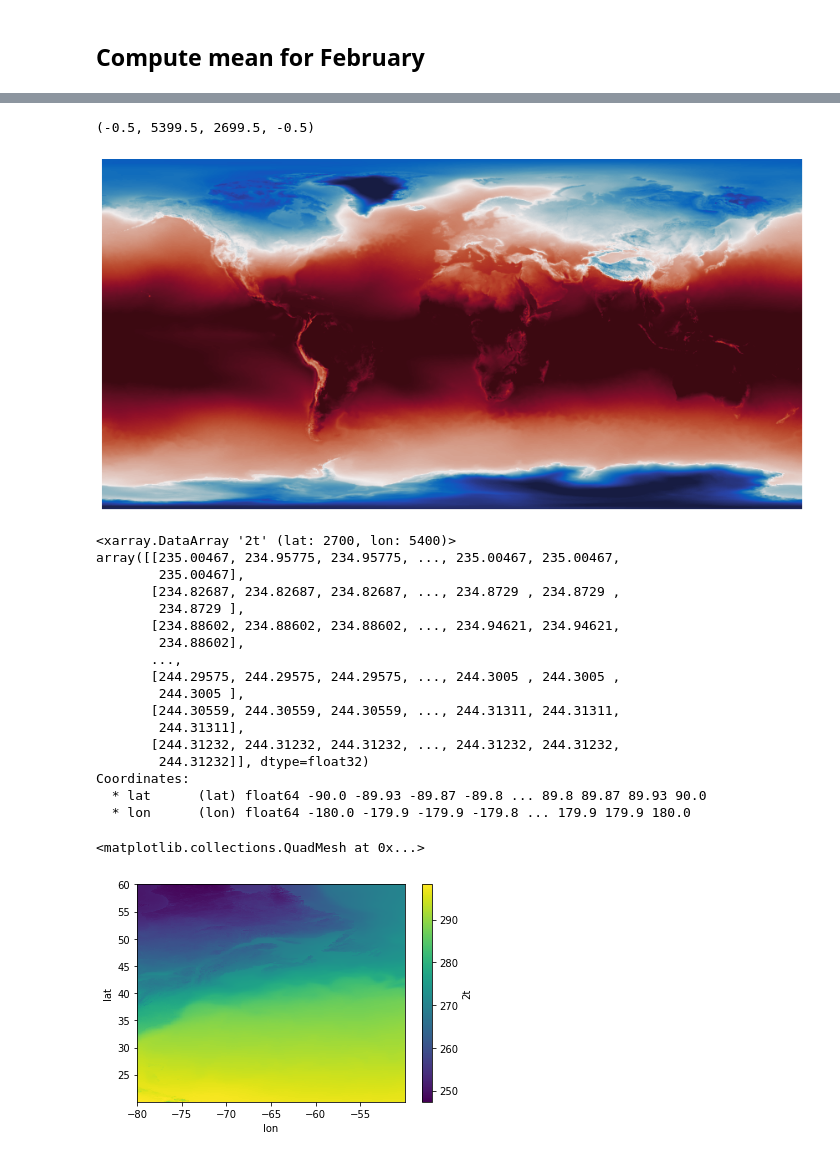
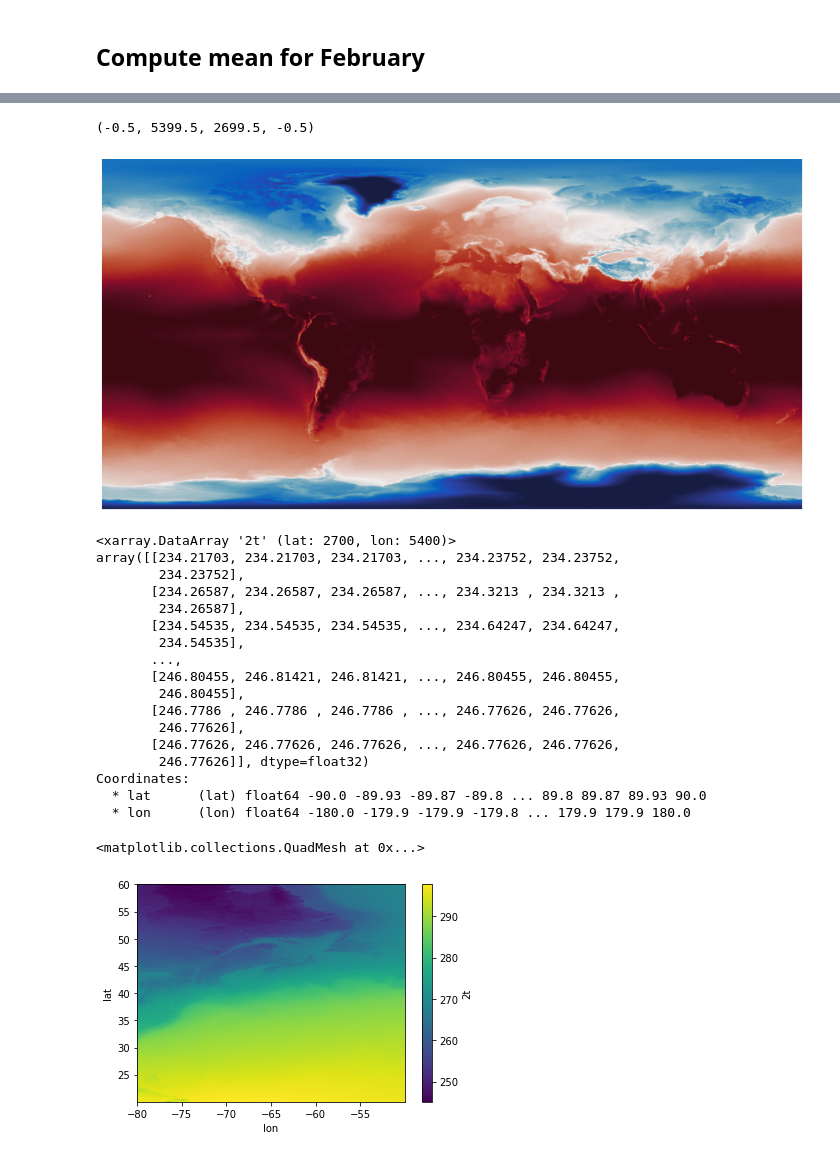
Before and after one commit to nextGEMS/nextGems_Cycle2, a Jupyter notebook: IFS/plot_appetizer_data_IFS.ipynb, the cells around one changed output, grey strips where cells are left out. Cells and saved outputs as stored; diff of their text form; code cells hidden in the pictures.

Commit message:
update appetizer example to catalog, and small fixes

```diff
--- a/IFS/plot_appetizer_data_IFS.ipynb
+++ b/IFS/plot_appetizer_data_IFS.ipynb
@@ -25,2 +32,2 @@ data_path = "/work/ab0995/a270088/NextGems_public/appetizer/IFS2.5/2t/netcdf/"
 # %%
-data = xr.open_zarr("reference::/work/ab0995/a270088/NextGems_public/appetizer/IFS2.5/2t/netcdf/tco3999-ng5_pc_2t.json", consolidated=False)
+# data = xr.open_zarr("reference::/work/ab0995/a270088/NextGems_public/appetizer/IFS2.5/2t/netcdf/tco3999-ng5_pc_2t.json", consolidated=False)
@@ -75,8 +36,8 @@ nearest neighbour
 # %%
-data = xr.open_mfdataset('/work/ab0995/a270088/NextGems_public/appetizer/IFS2.5/2t/netcdf/tco3999-ng5_pc_2t_*.nc',
-                         decode_cf=False,
-                         combine='nested',
-                         concat_dim ='time',
-                         chunks={'time':1}
-                        )
+# data = xr.open_mfdataset('/work/ab0995/a270088/NextGems_public/appetizer/IFS2.5/2t/netcdf/tco3999-ng5_pc_2t_*.nc',
+#                          decode_cf=False,
+#                          combine='nested',
+#                          concat_dim ='time',
+#                          chunks={'time':1}
+#                         )
 # %%
@@ -84,5 +45,5 @@ time = pd.date_range('2020-01-20 00:00', '2020-03-01 00:00', freq='H')
 # %%
-data = data.assign_coords({'time':time})
+# data = data.assign_coords({'time':time})
 # %%
 data
 # %% [output]
@@ -188,5 +110,5 @@ nearest neighbour
 # %%
-time_mean = data.sel(time='2020-02').mean(dim='time').compute()
+time_mean = data['2t'].sel(time='2020-02').mean(dim='time').compute()
 # %%
 time_mean
 # %% [output]
@@ -200,33 +132,33 @@ Data variables:
 # %%
 plt.figure(figsize=(15,15))
-plt.imshow(np.flipud(time_mean['2t'][:,:].values), cmap=cmo.balance, vmin=233, vmax=300)
+plt.imshow(np.flipud(time_mean[:,:].values), cmap=cmo.balance, vmin=233, vmax=300)
 plt.axis('off')
 # %% [output]
 (-0.5, 5399.5, 2699.5, -0.5)
-[figure, old version]
+[figure, new version]
 # %%
-time_mean['2t']
+time_mean
 # %% [output]
 <xarray.DataArray '2t' (lat: 2700, lon: 5400)>
-array([[235.00467, 234.95775, 234.95775, ..., 235.00467, 235.00467,
-        235.00467],
-       [234.82687, 234.82687, 234.82687, ..., 234.8729 , 234.8729 ,
-        234.8729 ],
-       [234.88602, 234.88602, 234.88602, ..., 234.94621, 234.94621,
-        234.88602],
+array([[234.21703, 234.21703, 234.21703, ..., 234.23752, 234.23752,
+        234.23752],
+       [234.26587, 234.26587, 234.26587, ..., 234.3213 , 234.3213 ,
+        234.26587],
+       [234.54535, 234.54535, 234.54535, ..., 234.64247, 234.64247,
+        234.54535],
        ...,
-       [244.29575, 244.29575, 244.29575, ..., 244.3005 , 244.3005 ,
-        244.3005 ],
-       [244.30559, 244.30559, 244.30559, ..., 244.31311, 244.31311,
-        244.31311],
-       [244.31232, 244.31232, 244.31232, ..., 244.31232, 244.31232,
-        244.31232]], dtype=float32)
+       [246.80455, 246.81421, 246.81421, ..., 246.80455, 246.80455,
+        246.80455],
+       [246.7786 , 246.7786 , 246.7786 , ..., 246.77626, 246.77626,
+        246.77626],
+       [246.77626, 246.77626, 246.77626, ..., 246.77626, 246.77626,
+        246.77626]], dtype=float32)
 Coordinates:
   * lat      (lat) float64 -90.0 -89.93 -89.87 -89.8 ... 89.8 89.87 89.93 90.0
   * lon      (lon) float64 -180.0 -179.9 -179.9 -179.8 ... 179.9 179.9 180.0
 # %%
-time_mean['2t'].sel(lon=slice(-80, -50), lat=slice(20, 60)).plot()
+time_mean.sel(lon=slice(-80, -50), lat=slice(20, 60)).plot()
 # %% [output]
 <matplotlib.collections.QuadMesh at 0x...>
-[figure, old version]
+[figure, new version]
 # %%
```
Also changed, not shown: parts of 18 cells of this notebook.
